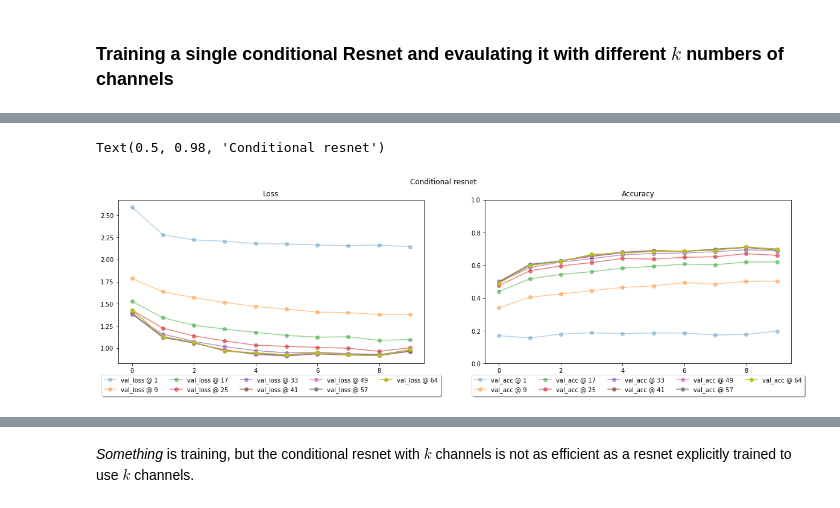
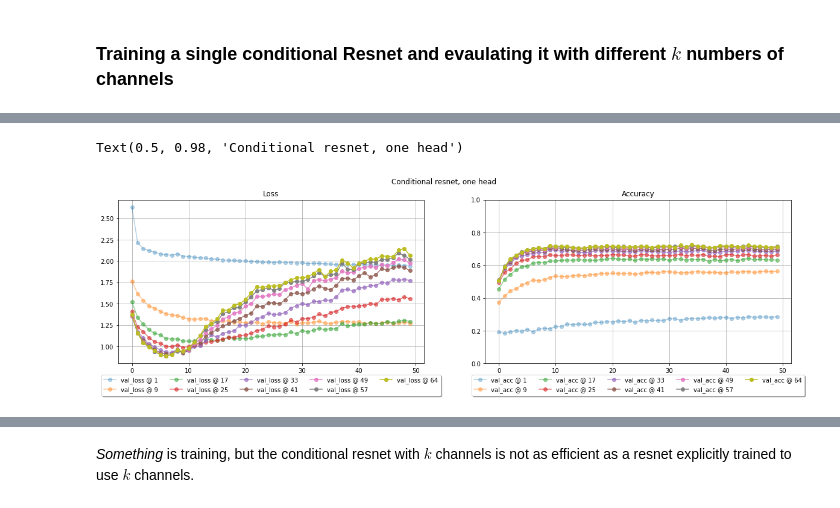
Before and after one commit to mprzewie/marcin-learning, a Jupyter notebook: condconv/condconv_poc.ipynb, the cells around one changed output, grey strips where cells are left out. Saved outputs shown, nothing was run; the diff lists cells and outputs as text; code cells hidden in the pictures.

Commit message:
one head / multi-head experiments

```diff
--- a/condconv/condconv_poc.ipynb
+++ b/condconv/condconv_poc.ipynb
@@ -178,6 +179,12 @@ def plot_metrics(ml, show_train: bool = False):
           fancybox=True, shadow=True, ncol=5
         )
     for a in ax]
+    [a.grid() for a in ax]
     ax[1].set_ylim(0,1)
 # %% [markdown]
 ### Training a classical resnet with different initial featuremap channels (the default is 64)
+# %%
+NUM_EPOCHS = 50
+
+EVAL_CHANNELS =  sorted(list(set(range(1, 64, 8))) + [64])
+EVAL_CHANNELS
@@ -217,5 +226,5 @@ Text(0.5, 0.98, 'Classic resnet')
 # %% [markdown]
 ### Training a single conditional Resnet and evaulating it with different $k$ numbers of channels
 # %%
-cond_r18 = cond_resnet18()
-m_cr18 = train_net(cond_r18, 10)
+cond_r18_one = cond_resnet18()
+m_cr18_one = train_net(cond_r18_one, NUM_EPOCHS, eval_channels=EVAL_CHANNELS, step_fn=train_step_cond_one_head, eval_on_specific_head=False)
@@ -233,6 +231,6 @@ m_cr18 = train_net(cond_r18, 10)
 # %%
-plot_metrics(m_cr18)
-plt.suptitle("Conditional resnet")
+plot_metrics(m_cr18_one)
+plt.suptitle("Conditional resnet, one head")
 # %% [output]
-Text(0.5, 0.98, 'Conditional resnet')
+Text(0.5, 0.98, 'Conditional resnet, one head')
-[figure, old version]
+[figure, new version]
```
Also changed, not shown: parts of 11 cells of this notebook, 1 other file.
